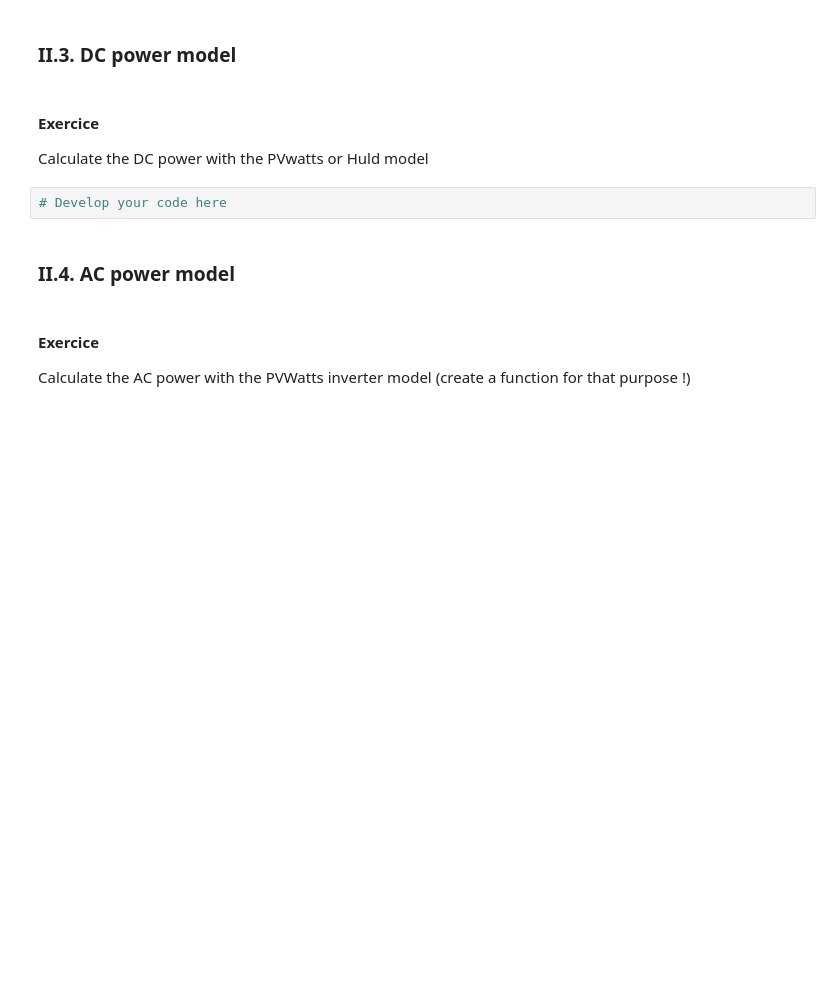
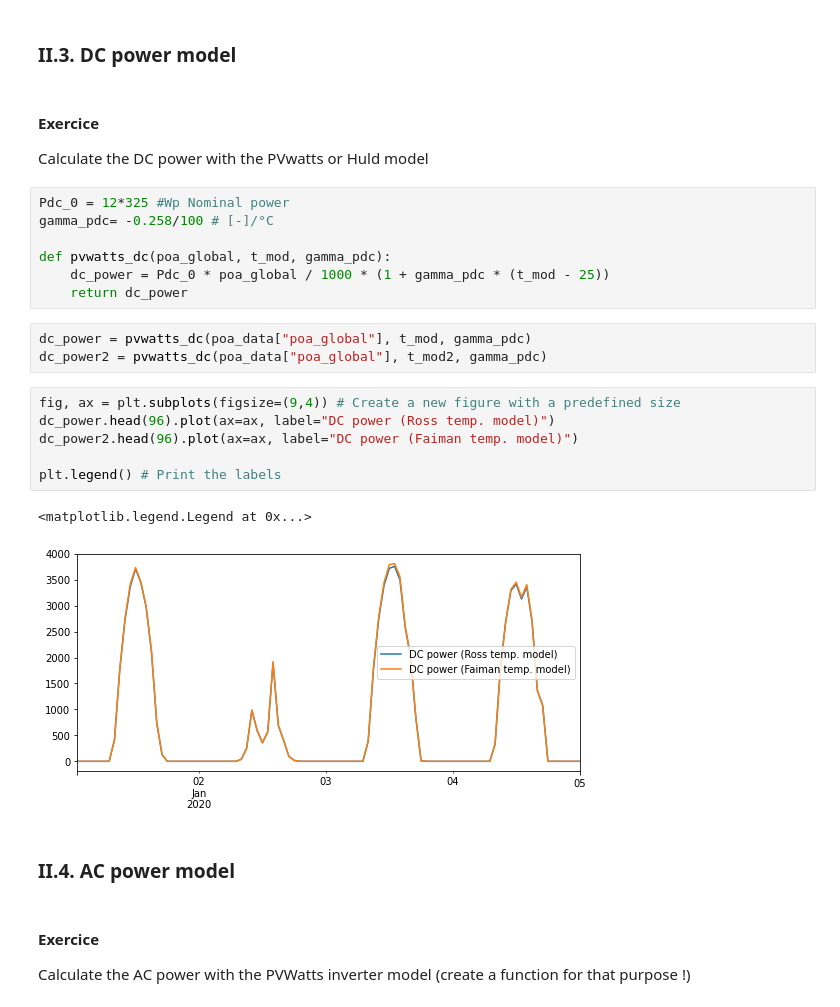
Before and after one commit to AlexandreHugoMathieu/pvfault_detection_solar_academy, a Jupyter notebook: notebooks/ac_power_estimation.ipynb, the cells around one changed output. Drawn from its saved outputs; the diff is of its cells as text; blank space fills up the shorter version.

```diff
--- a/notebooks/ac_power_estimation.ipynb
+++ b/notebooks/ac_power_estimation.ipynb
@@ -107,7 +176,24 @@ Calculate the module temperature with, both, the Ross or Faiman model
 
 Calculate the DC power with the PVwatts or Huld model
 # %%
-# Develop your code here
+Pdc_0 = 12*325 #Wp Nominal power
+gamma_pdc= -0.258/100 # [-]/°C
+
+def pvwatts_dc(poa_global, t_mod, gamma_pdc):
+    dc_power = Pdc_0 * poa_global / 1000 * (1 + gamma_pdc * (t_mod - 25))
+    return dc_power
+# %%
+dc_power = pvwatts_dc(poa_data["poa_global"], t_mod, gamma_pdc)
+dc_power2 = pvwatts_dc(poa_data["poa_global"], t_mod2, gamma_pdc)
+# %%
+fig, ax = plt.subplots(figsize=(9,4)) # Create a new figure with a predefined size
+dc_power.head(96).plot(ax=ax, label="DC power (Ross temp. model)")
+dc_power2.head(96).plot(ax=ax, label="DC power (Faiman temp. model)")
+
+plt.legend() # Print the labels
+# %% [output]
+<matplotlib.legend.Legend at 0x...>
+[figure, added]
 # %% [markdown]
 ### II.4. AC power model
 # %% [markdown]
```
Also changed, not shown: parts of 16 cells of this notebook, 1 other file.
